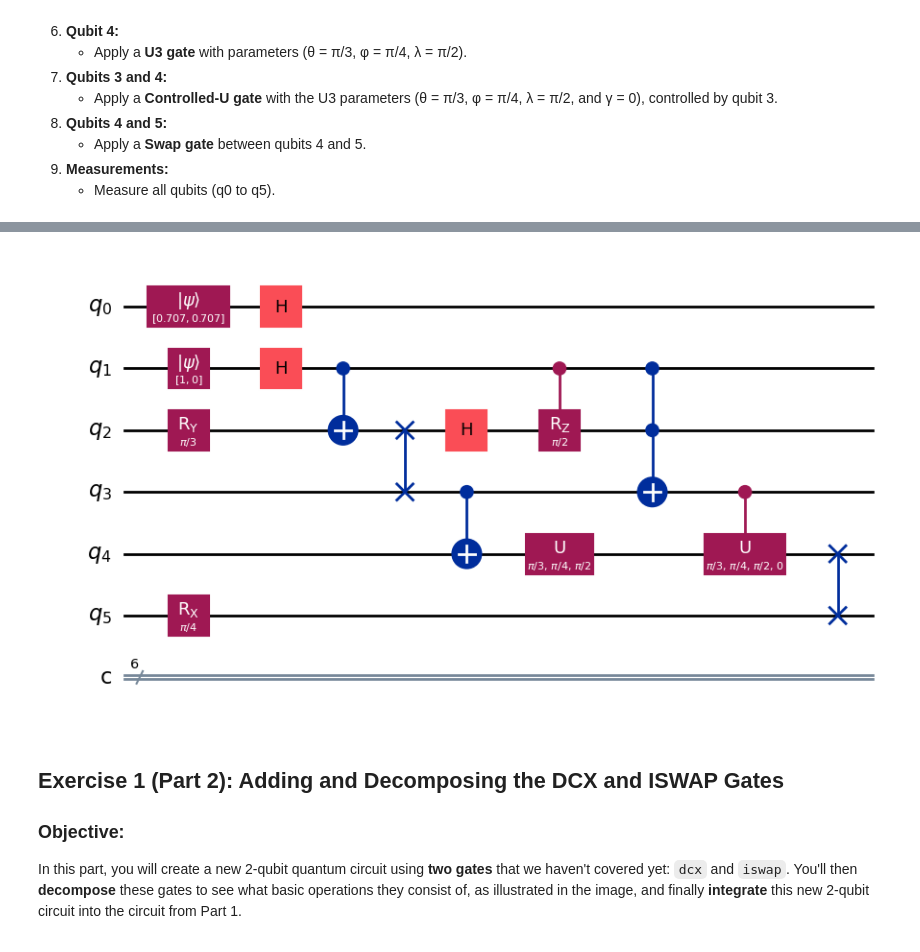
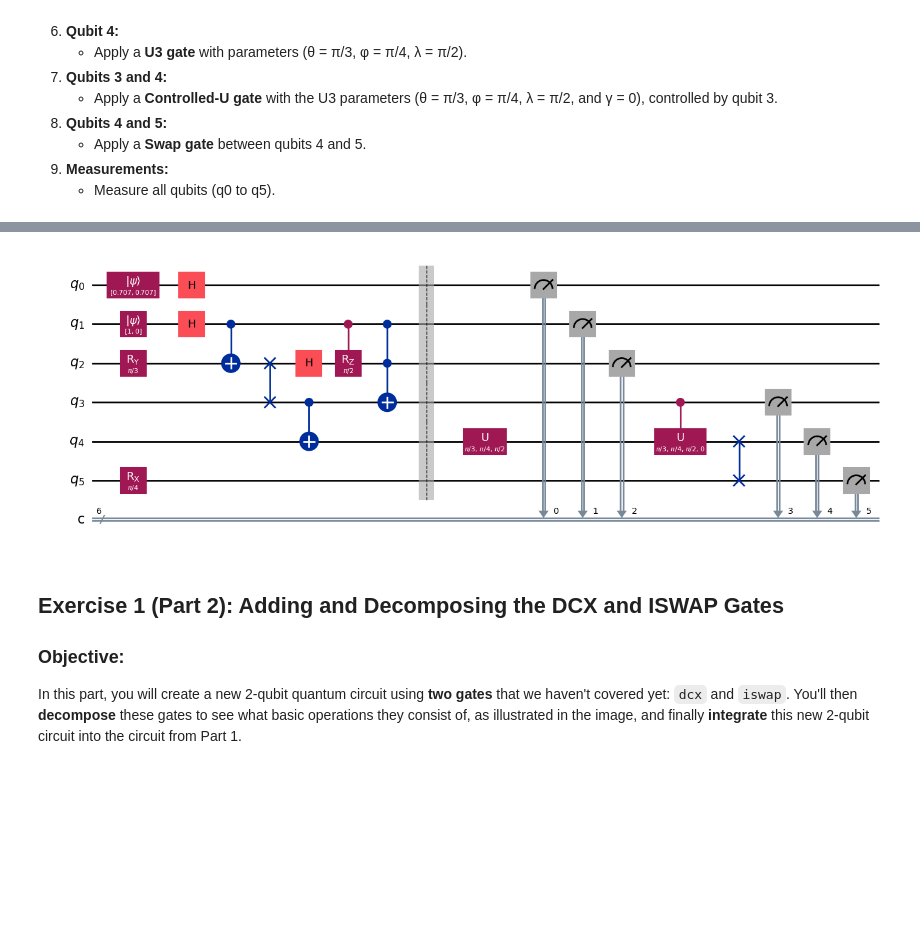
Before and after one commit to AKookani/Qiskit_course, a Jupyter notebook: Assignment1.ipynb, the cells around one changed output, grey strips where cells are left out. Cells and saved outputs as stored; diff of their text form; code cells hidden in the pictures; blank space fills up the shorter version.

```diff
--- a/Assignment1.ipynb
+++ b/Assignment1.ipynb
@@ -78,6 +78,7 @@ qc.crz(math.pi/2, 1, 2)
 
 # Multi-Controlled NOT (Toffoli)
 qc.ccx(1, 2, 3)
+qc.barrier()
 
 # Apply U gate on qubit 4
 qc.u(math.pi/3, math.pi/4, math.pi/2, 4)
@@ -89,6 +90,6 @@ qc.cu(math.pi/3, math.pi/4, math.pi/2, 0, 3, 4)
 qc.swap(4, 5)
 
 # Measure all qubits
-#qc.measure([0, 1, 2, 3, 4, 5], [0, 1, 2, 3, 4, 5])
+qc.measure([0, 1, 2, 3, 4, 5], [0, 1, 2, 3, 4, 5])
 qc.draw('mpl')
 # %% [output]
@@ -112,4 +113,4 @@ Successfully installed pylatexenc-2.10
-[figure, old version]
+[figure, new version]
 # %% [markdown]
 ## **Exercise 1 (Part 2): Adding and Decomposing the DCX and ISWAP Gates**
 
```
Also changed, not shown: parts of 3 cells of this notebook.
